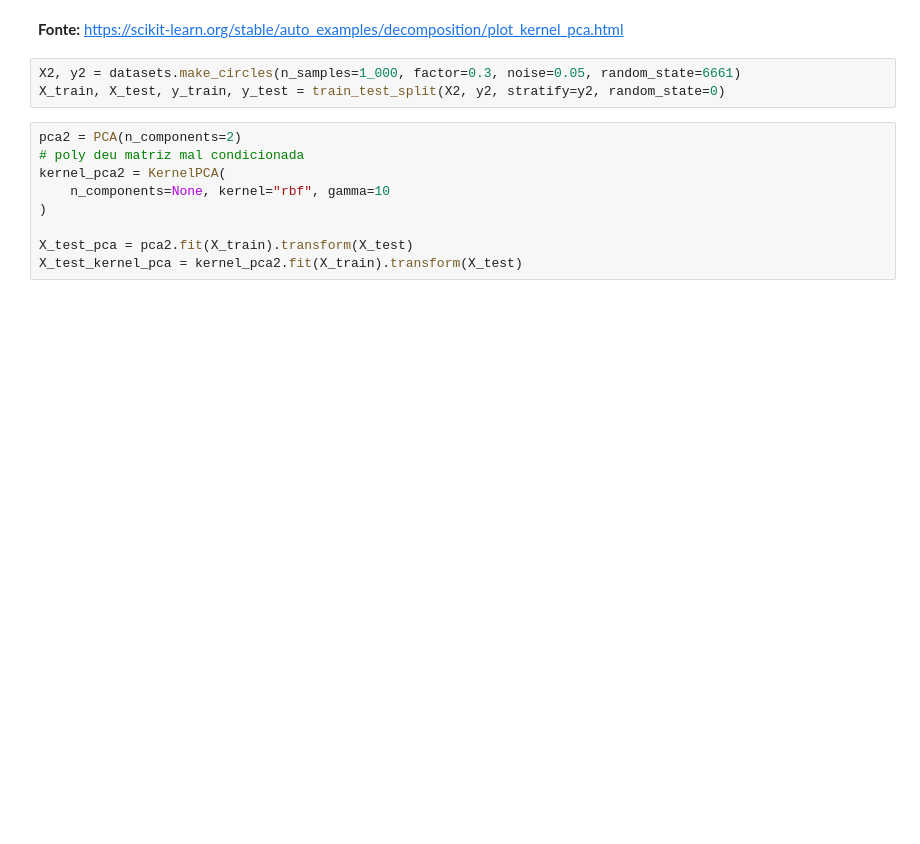
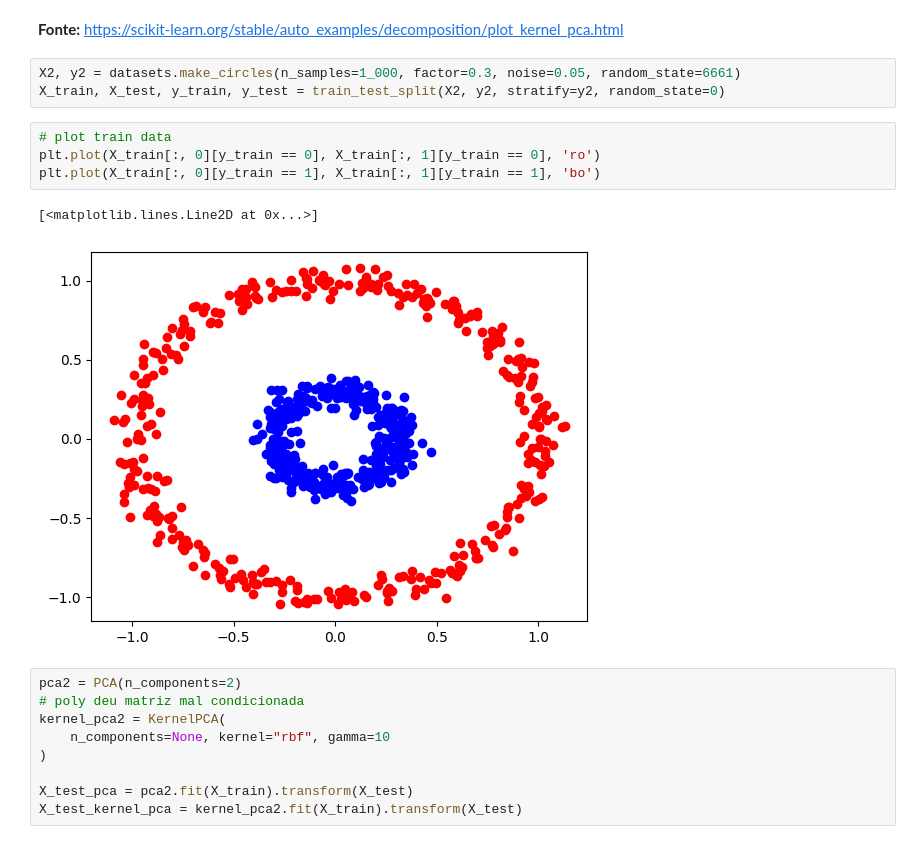
Before and after one commit to Salies/posmac-alcd, a Jupyter notebook: Aula 10/pca.ipynb, the cells around one changed output. Cells and saved outputs as stored; diff of their text form; blank space fills up the shorter version.

```diff
--- a/Aula 10/pca.ipynb
+++ b/Aula 10/pca.ipynb
@@ -40,6 +40,13 @@ plt.show()
 # %%
 X2, y2 = datasets.make_circles(n_samples=1_000, factor=0.3, noise=0.05, random_state=6661)
 X_train, X_test, y_train, y_test = train_test_split(X2, y2, stratify=y2, random_state=0)
+# %%
+# plot train data
+plt.plot(X_train[:, 0][y_train == 0], X_train[:, 1][y_train == 0], 'ro')
+plt.plot(X_train[:, 0][y_train == 1], X_train[:, 1][y_train == 1], 'bo')
+# %% [output]
+[<matplotlib.lines.Line2D at 0x...>]
+[figure, added]
 # %%
 pca2 = PCA(n_components=2)
 # poly deu matriz mal condicionada
```
Also changed, not shown: 7 other files.
